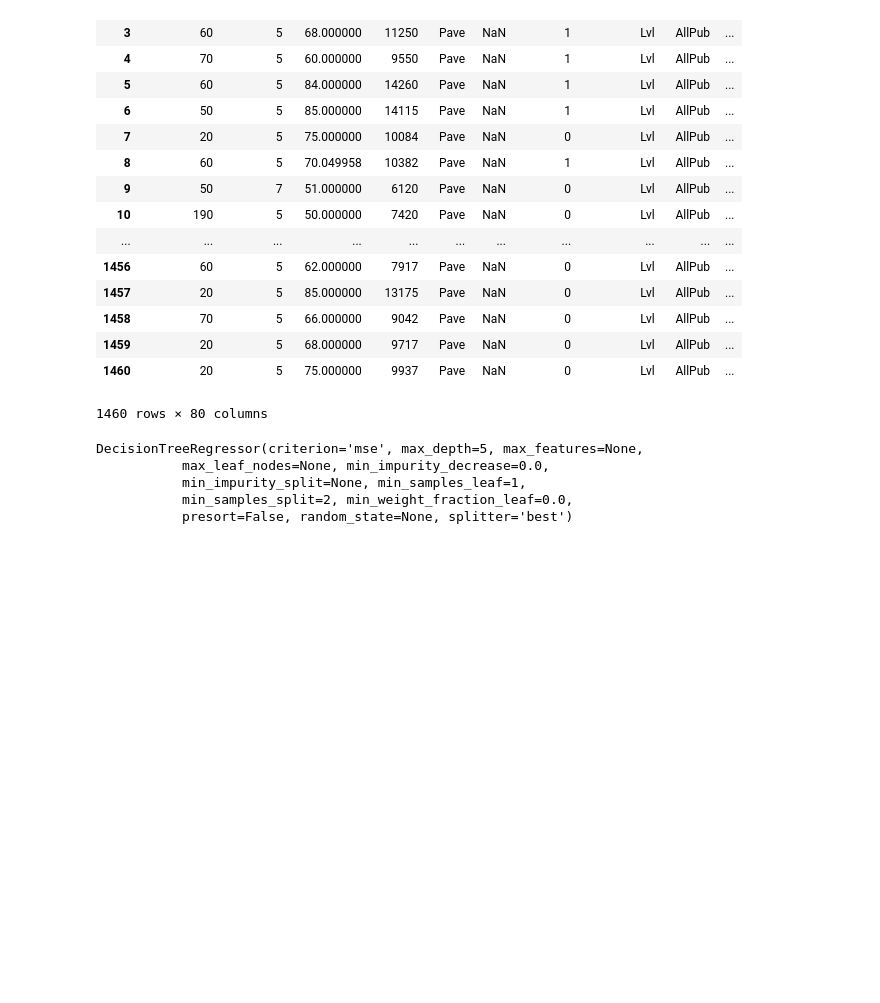
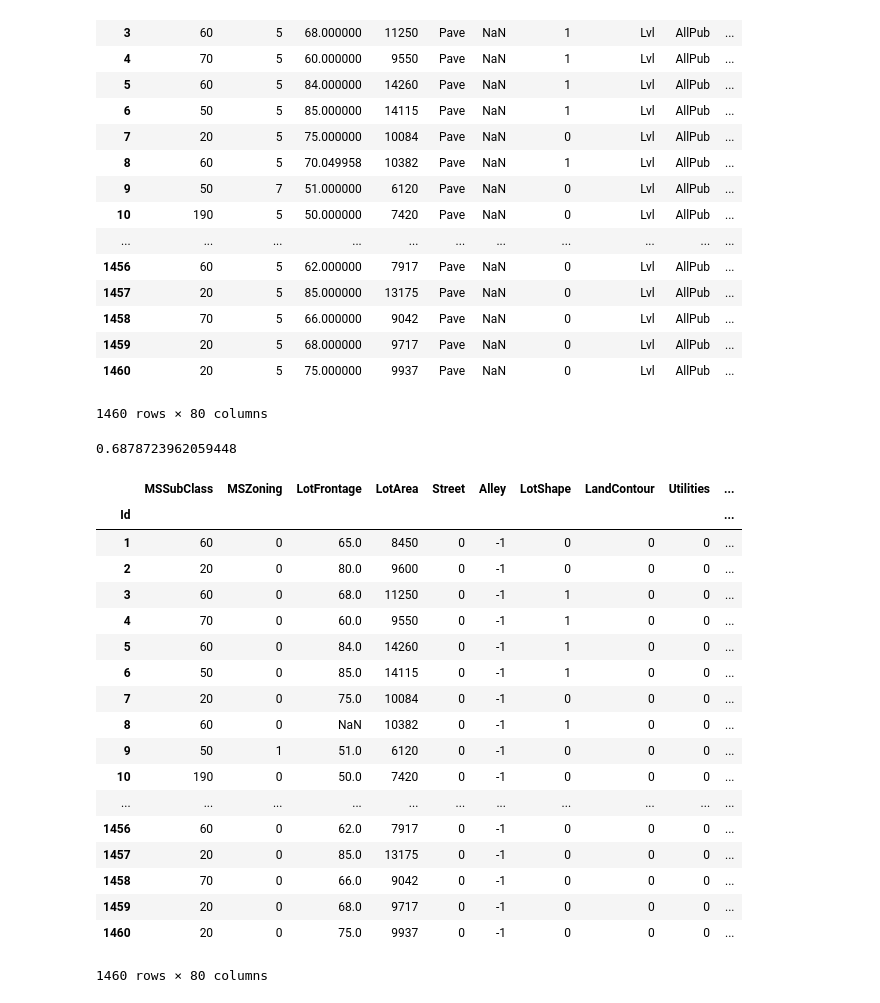
Before and after one commit to weize07/kaggle, a Jupyter notebook: house_price/solution.ipynb, the cells around one changed output. Cells and saved outputs as stored; diff of their text form; code cells hidden in the pictures; blank space fills up the shorter version.

Commit message:
1. add feature selection 2. improve data preprocessing

```diff
--- a/house_price/solution.ipynb
+++ b/house_price/solution.ipynb
@@ -19,11 +19,12 @@ di_lot_frontage = {'NaN': 60.0}
 # df = df[df.Neighborhood.isin(di_neighborhood)]
 # df = df.MSZoning.isin({'MSZoning': di, 'LotShape': di_lot_shape, 'Neighborhood': di_neighborhood})
 
-df = df.replace({"MSZoning": di})
-df = df.replace({"LotShape": di_lot_shape})
-df = df.replace({"Neighborhood": di_neighborhood})
-df = df.fillna(df.mean())
-df
+df2 = df
+df2 = df2.replace({"MSZoning": di})
+df2 = df2.replace({"LotShape": di_lot_shape})
+df2 = df2.replace({"Neighborhood": di_neighborhood})
+df2 = df2.fillna(df2.mean())
+df2
 # %% [output]
 |  | MSSubClass | MSZoning | LotFrontage | LotArea | Street | Alley | LotShape | LandContour | Utilities | ... |
 | Id |  |  |  |  |  |  |  |  |  | ... |
@@ -55,25 +56,23 @@ df
 # OverallCond
 # YearBuilt
 # 'YearRemodAdd'
-x_df = df[['MSSubClass', 'MSZoning', 'LotFrontage', 'LotArea', 'Neighborhood', 'OverallQual', 'OverallCond', 'YearBuilt', 'YearRemodAdd']]
+x_df = df2[['MSSubClass', 'MSZoning', 'LotFrontage', 'LotArea', 'Neighborhood', 'OverallQual', 'OverallCond', 'YearBuilt', 'YearRemodAdd']]
 # x_df = df[['MSZoning']]
-y_df = df['SalePrice']
+y_df = df2['SalePrice']
 # x_df = x_df.fillna(value = 0)
 
 # x_df.apply(pd.to_numeric)
 # # features
 X = x_df.as_matrix()
-Y = y_df.as_matrix()
-X.astype(float)
-import numpy as np
-np.savetxt('filtered.csv', X)
+y = y_df.as_matrix()
+
+from sklearn.model_selection import train_test_split
+X_train, X_test, y_train, y_test = train_test_split(X, y, test_size=0.33, random_state=42)
+
+from sklearn.tree import DecisionTreeRegressor
+reg = DecisionTreeRegressor(max_depth=10)
+reg.fit(X_train, y_train) #训练模型
+score = reg.score(X_test, y_test)
+score
+# %% [output]
+0.6878723962059448
-# %%
-from sklearn.tree import DecisionTreeRegressor
-reg = DecisionTreeRegressor(max_depth=5)
-reg.fit(X, Y) #训练模型
-# %% [output]
-DecisionTreeRegressor(criterion='mse', max_depth=5, max_features=None,
-           max_leaf_nodes=None, min_impurity_decrease=0.0,
-           min_impurity_split=None, min_samples_leaf=1,
-           min_samples_split=2, min_weight_fraction_leaf=0.0,
-           presort=False, random_state=None, splitter='best')
@@ -98,0 +79,27 @@ with open('sub.csv', 'w') as output:
+# %%
+import numpy as np
+df_tmp = df
+for col in df_tmp:
+    if (df_tmp[col].dtype == np.object):
+        df_tmp[col] = pd.factorize(df_tmp[col])[0]
+df_tmp
+# %% [output]
+|  | MSSubClass | MSZoning | LotFrontage | LotArea | Street | Alley | LotShape | LandContour | Utilities | ... |
+| Id |  |  |  |  |  |  |  |  |  | ... |
+| 1 | 60 | 0 | 65.0 | 8450 | 0 | -1 | 0 | 0 | 0 | ... |
+| 2 | 20 | 0 | 80.0 | 9600 | 0 | -1 | 0 | 0 | 0 | ... |
+| 3 | 60 | 0 | 68.0 | 11250 | 0 | -1 | 1 | 0 | 0 | ... |
+| 4 | 70 | 0 | 60.0 | 9550 | 0 | -1 | 1 | 0 | 0 | ... |
+| 5 | 60 | 0 | 84.0 | 14260 | 0 | -1 | 1 | 0 | 0 | ... |
+| 6 | 50 | 0 | 85.0 | 14115 | 0 | -1 | 1 | 0 | 0 | ... |
+| 7 | 20 | 0 | 75.0 | 10084 | 0 | -1 | 0 | 0 | 0 | ... |
+| 8 | 60 | 0 | NaN | 10382 | 0 | -1 | 1 | 0 | 0 | ... |
+| 9 | 50 | 1 | 51.0 | 6120 | 0 | -1 | 0 | 0 | 0 | ... |
+| 10 | 190 | 0 | 50.0 | 7420 | 0 | -1 | 0 | 0 | 0 | ... |
+| ... | ... | ... | ... | ... | ... | ... | ... | ... | ... | ... |
+| 1456 | 60 | 0 | 62.0 | 7917 | 0 | -1 | 0 | 0 | 0 | ... |
+| 1457 | 20 | 0 | 85.0 | 13175 | 0 | -1 | 0 | 0 | 0 | ... |
+| 1458 | 70 | 0 | 66.0 | 9042 | 0 | -1 | 0 | 0 | 0 | ... |
+| 1459 | 20 | 0 | 68.0 | 9717 | 0 | -1 | 0 | 0 | 0 | ... |
+| 1460 | 20 | 0 | 75.0 | 9937 | 0 | -1 | 0 | 0 | 0 | ... |
+1460 rows × 80 columns
```
Also changed, not shown: parts of 4 cells of this notebook, 1 other file.
